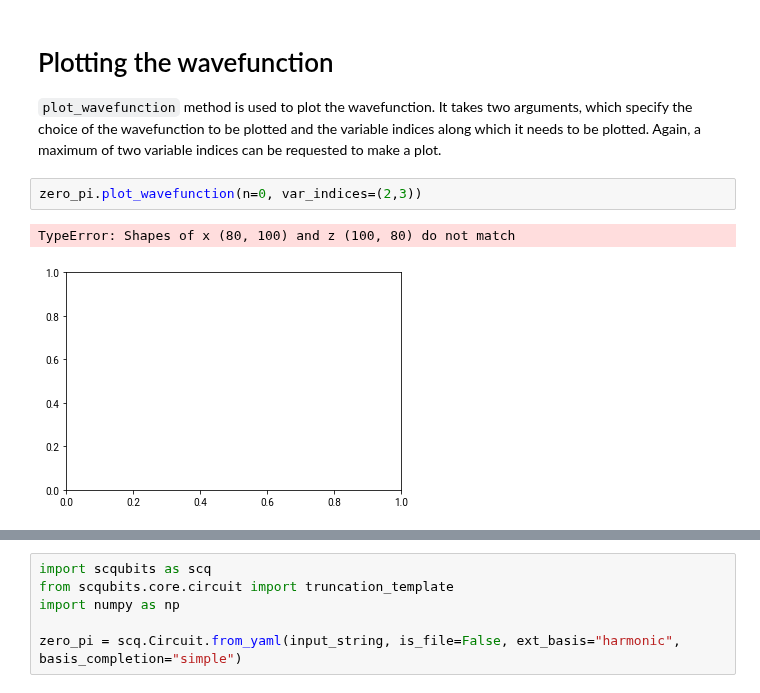
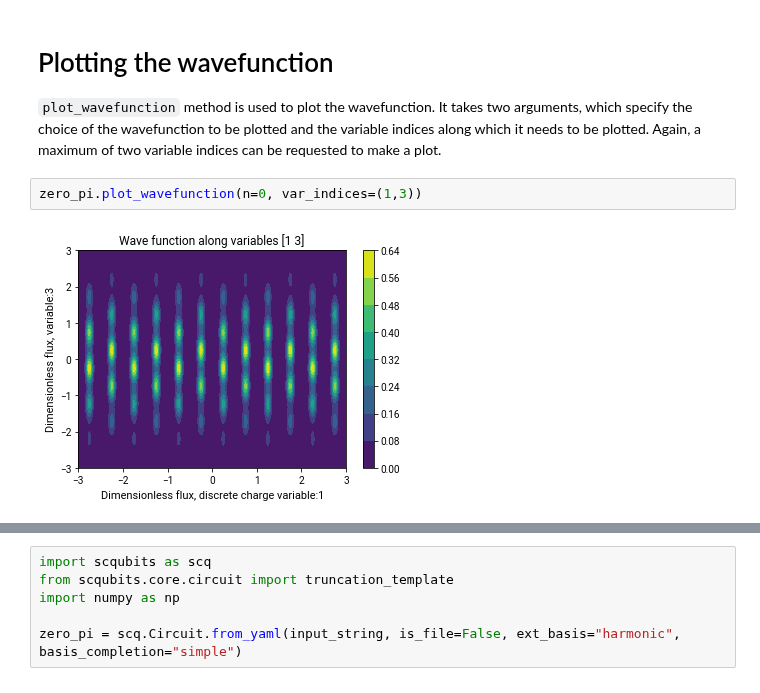
Before and after one commit to scqubits/scqubits, a Jupyter notebook: scqubits_circuit_user_manual.ipynb, the cells around one changed output, grey strips where cells are left out. Drawn from its saved outputs; the diff is of its cells as text.

```diff
--- a/scqubits_circuit_user_manual.ipynb
+++ b/scqubits_circuit_user_manual.ipynb
@@ -190,7 +200,6 @@ zero_pi.plot_potential(θ1=np.linspace(-6*np.pi, 6*np.pi), θ3=np.linspace(-12*n
 # Plotting the wavefunction
 `plot_wavefunction` method is used to plot the wavefunction. It takes two arguments, which specify the choice of the wavefunction to be plotted and the variable indices along which it needs to be plotted. Again, a maximum of two variable indices can be requested to make a plot.
 # %%
-zero_pi.plot_wavefunction(n=0, var_indices=(2,3))
+zero_pi.plot_wavefunction(n=0, var_indices=(1,3))
 # %% [output]
-TypeError: Shapes of x (80, 100) and z (100, 80) do not match
-[figure, old version]
+[figure, new version]
```
Also changed, not shown: parts of 14 cells of this notebook, 1 other file.
